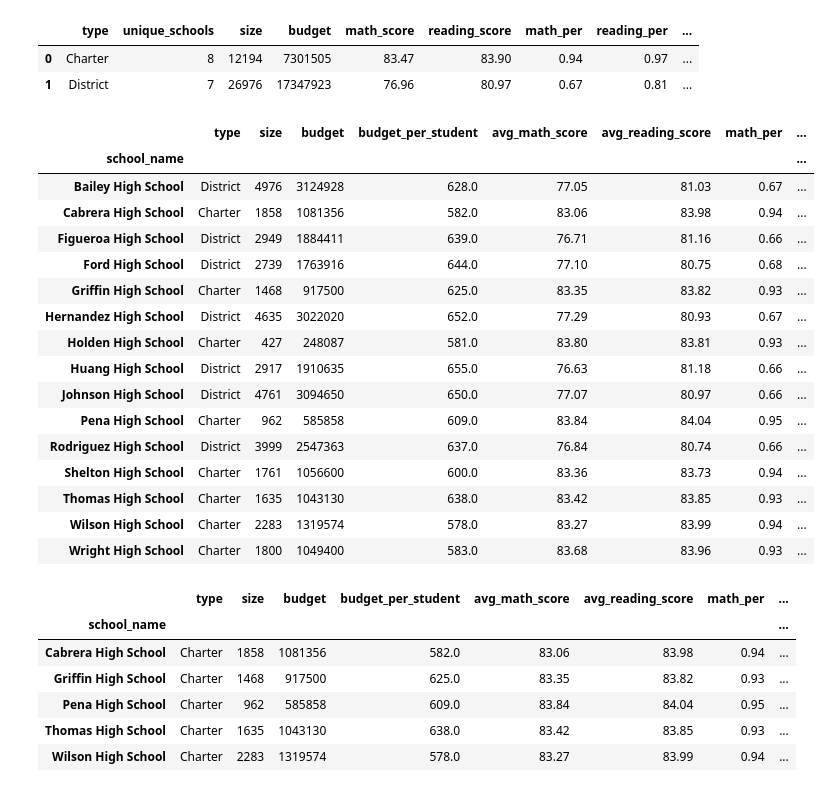
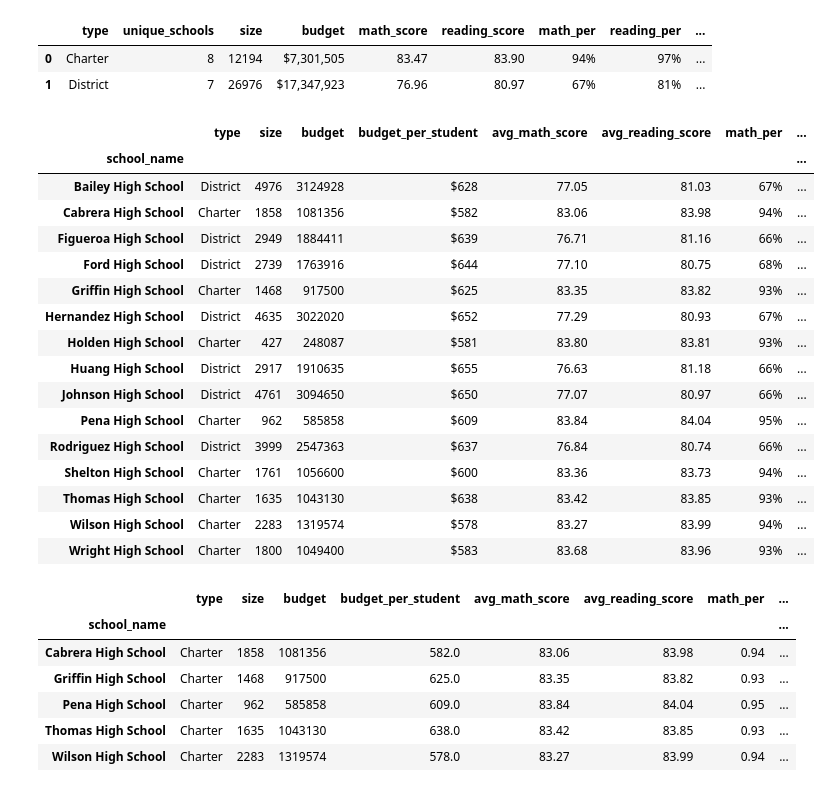
Before and after one commit to Vallkhan/PANDAS-Project, a Jupyter notebook: PyCitySchools/Module_4_Challenge.ipynb, the cells around one changed output. Drawn from its saved outputs; the diff is of its cells as text; code cells hidden in the pictures.

```diff
--- a/PyCitySchools/Module_4_Challenge.ipynb
+++ b/PyCitySchools/Module_4_Challenge.ipynb
@@ -46,6 +46,7 @@ District_math_per = round(District_math_per.groupby("type")["math_score"].mean()
 District_math_per = District_math_per.reset_index()
 District_math_per = District_math_per.drop("type",axis=1)
 District_math_per.rename(columns = {"math_score":"math_per"},inplace= True)
+District_math_per.style.format({"math_per":"%{:.2f}"})
 
 #Reading percentage passing
 total_count = students_df.groupby("school_name")["reading_score"].count()
@@ -66,6 +67,9 @@ District_passing_per = District_passing_per.reset_index()
 District_passing_per = District_passing_per.drop("type",axis=1)
 District_passing_per.rename(columns = {"Student ID":"Math_Reading_Pass_Per"},inplace= True)
 
+
+
+
 District_data_df = pd.concat([District_df,\
                             Dist_Stdnt,\
                             District_Budget,\
@@ -74,11 +78,17 @@ District_data_df = pd.concat([District_df,\
                             District_math_per,\
                             District_reading_per,\
                             District_passing_per],axis = 1,join = "outer")
+
+#Formatting
+District_data_df['math_per'] = District_data_df['math_per'].map('{:.0%}'.format)
+District_data_df['reading_per'] = District_data_df['reading_per'].map('{:.0%}'.format)
+District_data_df['Math_Reading_Pass_Per'] = District_data_df['Math_Reading_Pass_Per'].map('{:.0%}'.format)
+District_data_df['budget'] = District_data_df['budget'].map('${0:,.0f}'.format)
 District_data_df
 # %% [output]
 |  | type | unique_schools | size | budget | math_score | reading_score | math_per | reading_per | ... |
-| 0 | Charter | 8 | 12194 | 7301505 | 83.47 | 83.90 | 0.94 | 0.97 | ... |
-| 1 | District | 7 | 26976 | 17347923 | 76.96 | 80.97 | 0.67 | 0.81 | ... |
+| 0 | Charter | 8 | 12194 | $7,301,505 | 83.47 | 83.90 | 94% | 97% | ... |
+| 1 | District | 7 | 26976 | $17,347,923 | 76.96 | 80.97 | 67% | 81% | ... |
 # %%
 schools_df = pd.read_csv("schools_complete.csv")
 students_df = pd.read_csv("students_complete.csv")
@@ -115,49 +125,58 @@ reading_per = round(students_df[students_df["reading_score"] > passing_score].gr
 reading_per = reading_per.reset_index()
 reading_per = reading_per.sort_index(ascending=True)
 #Overall passing
 total_count = students_df.groupby("school_name")["Student ID"].count()
 criteria = (students_df["reading_score"] > 69) * (students_df["math_score"]> 69)
 passing_per = round(students_df[criteria].groupby("school_name")["Student ID"].count()/total_count,2)
 passing_per = passing_per.reset_index()
 passing_per = passing_per.sort_index(ascending=True)
 #passing_per
 
 #schools_df = pd.concat([schools_df, avg_math_score_school],axis = 1,join = "outer")
 
 per_school_summary = pd.merge(schools_df,avg_math_score_school,on="school_name")
 per_school_summary = pd.merge(per_school_summary,avg_reading_score_school,on="school_name")
 per_school_summary = pd.merge(per_school_summary,math_per,on="school_name")
 per_school_summary = pd.merge(per_school_summary,reading_per,on="school_name")
 per_school_summary = pd.merge(per_school_summary,passing_per,on="school_name")
 
 per_school_summary.rename(columns = {"math_score_x":"avg_math_score"},inplace= True)
 per_school_summary.rename(columns = {"reading_score_x":"avg_reading_score"},inplace= True)
 per_school_summary.rename(columns = {"math_score_y":"math_per"},inplace= True)
 per_school_summary.rename(columns = {"reading_score_y":"reading_per"},inplace= True)
 per_school_summary.rename(columns = {"Student ID":"overall_passing_per"},inplace= True)
 
 per_school_summary = per_school_summary.drop("School ID", axis= 1)
 per_school_summary = per_school_summary.set_index("school_name")
-#per_school_summary = per_school_summary["budget_per_student"].astype("float").map("${:,.2f}".format)
+per_school_summary["budget_per_student"] = per_school_summary["budget_per_student"].map('${0:,.0f}'.format)
+
+per_school_summary['math_per'] = per_school_summary['math_per'].map('{:.0%}'.format)
+per_school_summary['reading_per'] = per_school_summary['reading_per'].map('{:.0%}'.format)
+per_school_summary['overall_passing_per'] = per_school_summary['overall_passing_per'].map('{:.0%}'.format)
+# District_data_df['math_per'] = District_data_df['math_per'].map('{:.0%}'.format)
+# District_data_df['reading_per'] = District_data_df['reading_per'].map('{:.0%}'.format)
+# District_data_df['Math_Reading_Pass_Per'] = District_data_df['Math_Reading_Pass_Per'].map('{:.0%}'.format)
+# District_data_df['budget'] = District_data_df['budget'].map('${0:,.0f}'.format)
+
 per_school_summary
 # %% [output]
 |  | type | size | budget | budget_per_student | avg_math_score | avg_reading_score | math_per | ... |
 | school_name |  |  |  |  |  |  |  | ... |
-| Bailey High School | District | 4976 | 3124928 | 628.0 | 77.05 | 81.03 | 0.67 | ... |
-| Cabrera High School | Charter | 1858 | 1081356 | 582.0 | 83.06 | 83.98 | 0.94 | ... |
-| Figueroa High School | District | 2949 | 1884411 | 639.0 | 76.71 | 81.16 | 0.66 | ... |
-| Ford High School | District | 2739 | 1763916 | 644.0 | 77.10 | 80.75 | 0.68 | ... |
-| Griffin High School | Charter | 1468 | 917500 | 625.0 | 83.35 | 83.82 | 0.93 | ... |
-| Hernandez High School | District | 4635 | 3022020 | 652.0 | 77.29 | 80.93 | 0.67 | ... |
-| Holden High School | Charter | 427 | 248087 | 581.0 | 83.80 | 83.81 | 0.93 | ... |
-| Huang High School | District | 2917 | 1910635 | 655.0 | 76.63 | 81.18 | 0.66 | ... |
-| Johnson High School | District | 4761 | 3094650 | 650.0 | 77.07 | 80.97 | 0.66 | ... |
-| Pena High School | Charter | 962 | 585858 | 609.0 | 83.84 | 84.04 | 0.95 | ... |
-| Rodriguez High School | District | 3999 | 2547363 | 637.0 | 76.84 | 80.74 | 0.66 | ... |
-| Shelton High School | Charter | 1761 | 1056600 | 600.0 | 83.36 | 83.73 | 0.94 | ... |
-| Thomas High School | Charter | 1635 | 1043130 | 638.0 | 83.42 | 83.85 | 0.93 | ... |
-| Wilson High School | Charter | 2283 | 1319574 | 578.0 | 83.27 | 83.99 | 0.94 | ... |
-| Wright High School | Charter | 1800 | 1049400 | 583.0 | 83.68 | 83.96 | 0.93 | ... |
+| Bailey High School | District | 4976 | 3124928 | $628 | 77.05 | 81.03 | 67% | ... |
+| Cabrera High School | Charter | 1858 | 1081356 | $582 | 83.06 | 83.98 | 94% | ... |
+| Figueroa High School | District | 2949 | 1884411 | $639 | 76.71 | 81.16 | 66% | ... |
+| Ford High School | District | 2739 | 1763916 | $644 | 77.10 | 80.75 | 68% | ... |
+| Griffin High School | Charter | 1468 | 917500 | $625 | 83.35 | 83.82 | 93% | ... |
+| Hernandez High School | District | 4635 | 3022020 | $652 | 77.29 | 80.93 | 67% | ... |
+| Holden High School | Charter | 427 | 248087 | $581 | 83.80 | 83.81 | 93% | ... |
+| Huang High School | District | 2917 | 1910635 | $655 | 76.63 | 81.18 | 66% | ... |
+| Johnson High School | District | 4761 | 3094650 | $650 | 77.07 | 80.97 | 66% | ... |
+| Pena High School | Charter | 962 | 585858 | $609 | 83.84 | 84.04 | 95% | ... |
+| Rodriguez High School | District | 3999 | 2547363 | $637 | 76.84 | 80.74 | 66% | ... |
+| Shelton High School | Charter | 1761 | 1056600 | $600 | 83.36 | 83.73 | 94% | ... |
+| Thomas High School | Charter | 1635 | 1043130 | $638 | 83.42 | 83.85 | 93% | ... |
+| Wilson High School | Charter | 2283 | 1319574 | $578 | 83.27 | 83.99 | 94% | ... |
+| Wright High School | Charter | 1800 | 1049400 | $583 | 83.68 | 83.96 | 93% | ... |
 # %%
 top_schools = per_school_summary.sort_values(by="overall_passing_per",ascending=False)
 top_schools.head(5)
```
Also changed, not shown: 1 other file.
